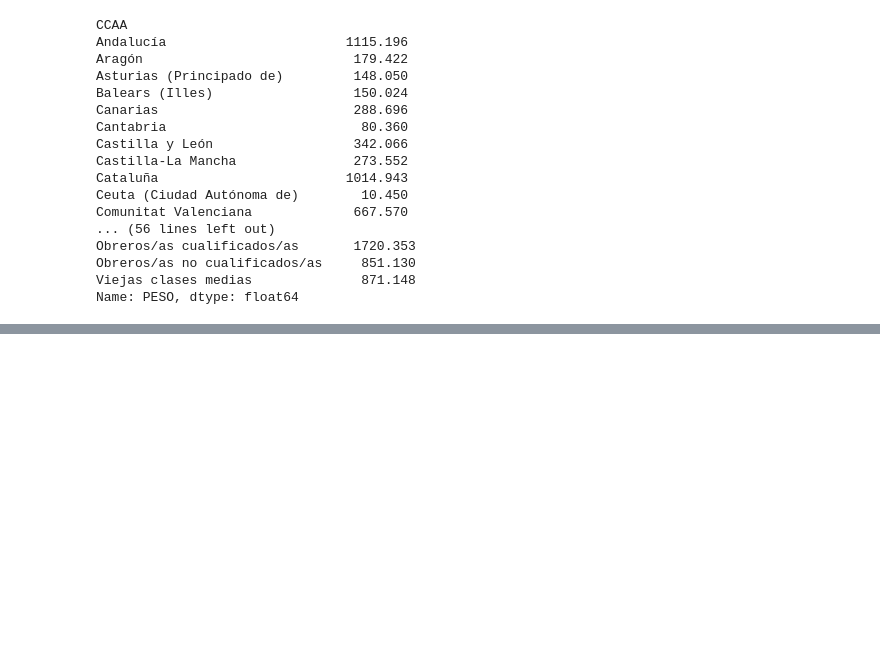
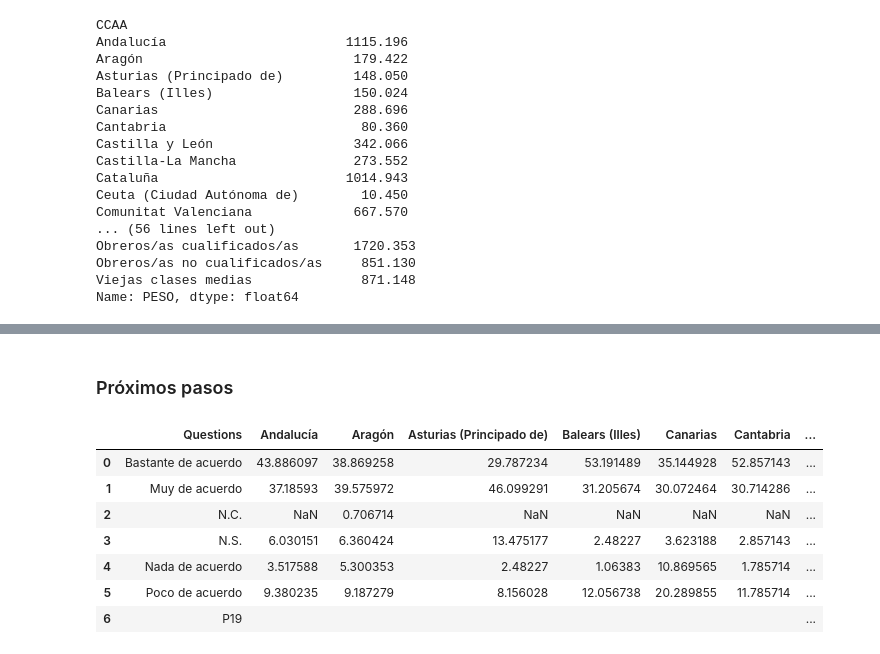
Before and after one commit to mariaferrol1988/PhD_Sociology, a Jupyter notebook: Data_Processing.ipynb, the cells around one changed output, grey strips where cells are left out. Saved outputs shown, nothing was run; the diff lists cells and outputs as text; code cells hidden in the pictures; blank space fills up the shorter version.

```diff
--- a/Data_Processing.ipynb
+++ b/Data_Processing.ipynb
@@ -104,0 +170,15 @@ dfs.shape[0]
+# %%
+for var in df2[['P16','P17','P18','P18A','P19_1','P19_2','P19_3']]:
+    for seg in ['Menos o igual a 2.000 habitantes', '100.001 a 400.000 habitantes', '10.001 a 50.000 habitantes',
+                '2.001 a 10.000 habitantes', '50.001 a 100.000 habitantes', '400.001 a 1.000.000 habitantes',
+                'Más de 1.000.000 habitantes']:
+        if seg == 'Menos o igual a 2.000 habitantes':
+            dfs = df2[df2['TAMUNI'] == 'Menos o igual a 2.000 habitantes']
+            table0 = pd.pivot_table(dfs, values='PESO', index=[var], aggfunc=np.count_nonzero) / dfs.shape[0] * 100
+            table0.rename(columns = {'PESO':seg}, inplace = True)
+        else:
+            dfs = df2[df2['TAMUNI'] == seg]
+            table = pd.pivot_table(dfs, values='PESO', index=[var], aggfunc=np.count_nonzero) / dfs.shape[0] * 100
+            table.rename(columns = {'PESO':seg}, inplace = True)
+            table0 = pd.concat([table0,table], axis = 1)
+    print(table0)
@@ -105,12 +259,15 @@ dfs.shape[0]
 # %%
 for var in df2[['P16','P17','P18','P18A','P19_1','P19_2','P19_3']]:
-    for seg in ['Mujer','Hombre']:
-        dfs = df2[df2['P46'] == seg]
-        if seg == 'Mujer':
-            tablew = pd.pivot_table(dfs, values='PESO', index=[var], aggfunc=np.sum) / dfs.shape[0]
+    for seg in ['Clase alta/media-alta', 'Nuevas clases medias',
+                'Viejas clases medias', 'Obreros/as no cualificados/as', 'Obreros/as cualificados/as', 'No consta']:
+        if seg == 'Clase alta/media-alta':
+            dfs = df2[df2['ESTATUS'] == 'Clase alta/media-alta']
+            table0 = pd.pivot_table(dfs, values='PESO', index=[var], aggfunc=np.count_nonzero) / dfs.shape[0] * 100
+            table0.rename(columns = {'PESO':seg}, inplace = True)
         else:
-            tablem = pd.pivot_table(dfs, values='PESO', index=[var], aggfunc=np.sum) / dfs.shape[0]
-    mydf = pd.concat([tablew,tablem], axis = 1)
-    print(mydf)
-    print('------------------')
+            dfs = df2[df2['ESTATUS'] == seg]
+            table = pd.pivot_table(dfs, values='PESO', index=[var], aggfunc=np.count_nonzero) / dfs.shape[0] * 100
+            table.rename(columns = {'PESO':seg}, inplace = True)
+            table0 = pd.concat([table0,table], axis = 1)
+    print(table0)
 # %% [output]
@@ -133,0 +291,17 @@ Poco de acuerdo      0.122359  0.106217
+# %% [markdown]
+### Próximos pasos
+# %%
+table0 = table0.reset_index().rename(columns = {'P19_3':'Questions'})
+# %%
+table0.loc[table0.shape[0]] = ['P19','','','','','','','','','','','','','','','','','','','']
+# %%
+table0
+# %% [output]
+|  | Questions | Andalucía | Aragón | Asturias (Principado de) | Balears (Illes) | Canarias | Cantabria | ... |
+| 0 | Bastante de acuerdo | 43.886097 | 38.869258 | 29.787234 | 53.191489 | 35.144928 | 52.857143 | ... |
+| 1 | Muy de acuerdo | 37.18593 | 39.575972 | 46.099291 | 31.205674 | 30.072464 | 30.714286 | ... |
+| 2 | N.C. | NaN | 0.706714 | NaN | NaN | NaN | NaN | ... |
+| 3 | N.S. | 6.030151 | 6.360424 | 13.475177 | 2.48227 | 3.623188 | 2.857143 | ... |
+| 4 | Nada de acuerdo | 3.517588 | 5.300353 | 2.48227 | 1.06383 | 10.869565 | 1.785714 | ... |
+| 5 | Poco de acuerdo | 9.380235 | 9.187279 | 8.156028 | 12.056738 | 20.289855 | 11.785714 | ... |
+| 6 | P19 |  |  |  |  |  |  | ... |
```
Also changed, not shown: parts of 16 cells of this notebook.
